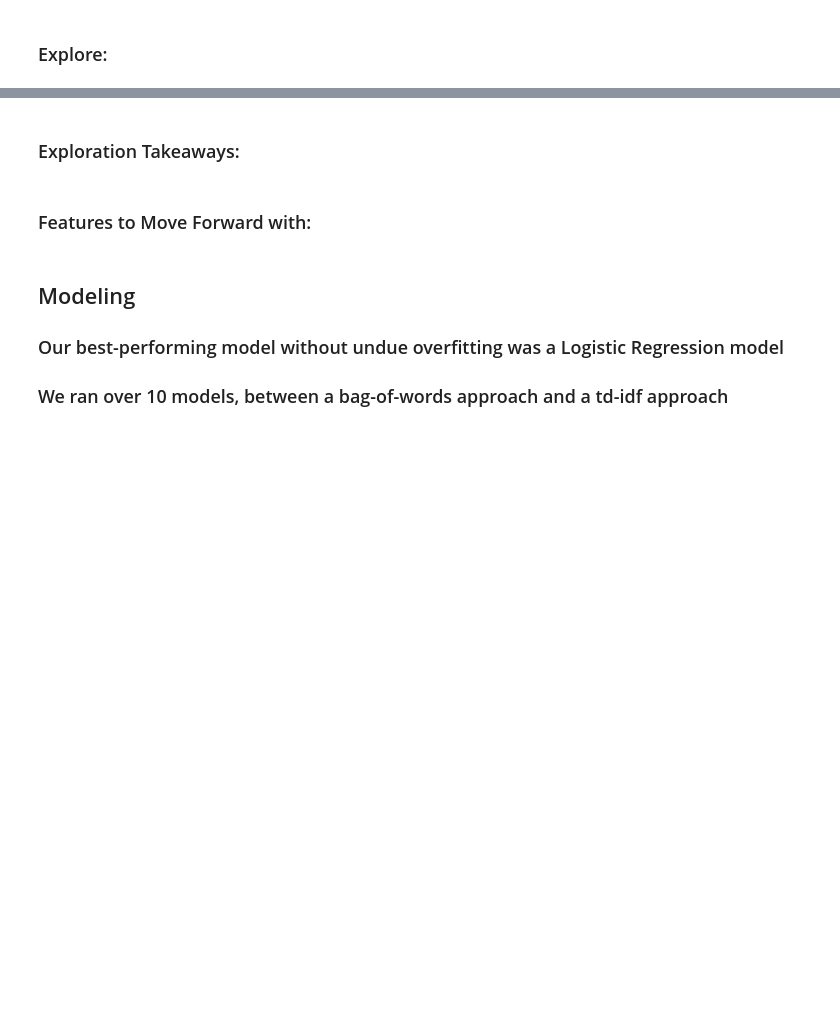
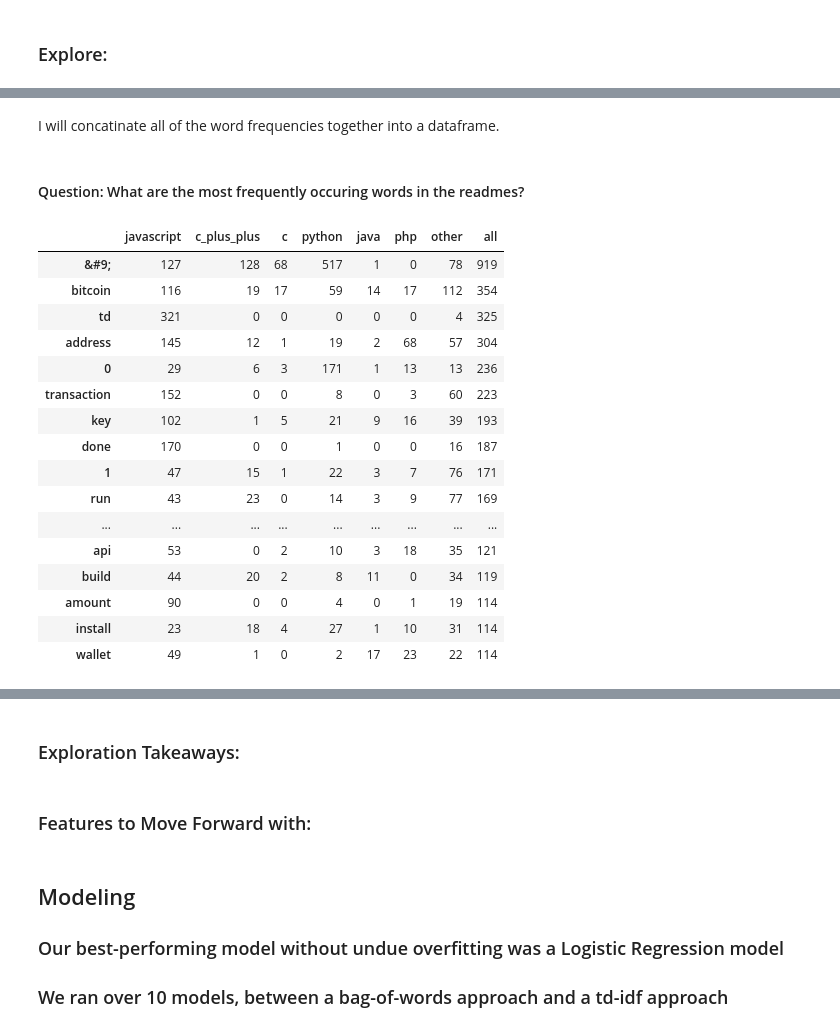
Before and after one commit to TeamAwesomeQuackers/NLP_Project, a Jupyter notebook: Final_NLP_Project.ipynb, the cells around one changed output, grey strips where cells are left out. Cells and saved outputs as stored; diff of their text form; code cells hidden in the pictures; blank space fills up the shorter version.

Commit message:
added 2 explore questions

```diff
--- a/Final_NLP_Project.ipynb
+++ b/Final_NLP_Project.ipynb
@@ -145,0 +139,11 @@ df.shape
+# %%
+# combine all contents in single string by language
+
+javascript_words = (' '.join(train[train.language == 'JavaScript'].lemmatized))
+c_plus_plus__words = (' '.join(train[train.language == 'C++'].lemmatized))
+c_words = (' '.join(train[train.language == 'C'].lemmatized))
+python_words = (' '.join(train[train.language == 'Python'].lemmatized))
+php_words = (' '.join(train[train.language == 'PHP'].lemmatized))
+java_words = (' '.join(train[train.language == 'Java'].lemmatized))
+other_words = (' '.join(train[train.language == 'Other'].lemmatized))
+all_words = (' '.join(train.lemmatized))
@@ -145,0 +172,2 @@ df.shape
+# %% [markdown]
+I will concatinate all of the word frequencies together into a dataframe.
@@ -145,0 +180,23 @@ df.shape
+# %% [markdown]
+#### Question: What are the most frequently occuring words in the readmes?
+# %%
+# most frequently occuring words: sort by 'all'
+word_counts.sort_values('all', ascending=False).head(20)
+# %% [output]
+|  | javascript | c_plus_plus | c | python | java | php | other | all |
+| &#9; | 127 | 128 | 68 | 517 | 1 | 0 | 78 | 919 |
+| bitcoin | 116 | 19 | 17 | 59 | 14 | 17 | 112 | 354 |
+| td | 321 | 0 | 0 | 0 | 0 | 0 | 4 | 325 |
+| address | 145 | 12 | 1 | 19 | 2 | 68 | 57 | 304 |
+| 0 | 29 | 6 | 3 | 171 | 1 | 13 | 13 | 236 |
+| transaction | 152 | 0 | 0 | 8 | 0 | 3 | 60 | 223 |
+| key | 102 | 1 | 5 | 21 | 9 | 16 | 39 | 193 |
+| done | 170 | 0 | 0 | 1 | 0 | 0 | 16 | 187 |
+| 1 | 47 | 15 | 1 | 22 | 3 | 7 | 76 | 171 |
+| run | 43 | 23 | 0 | 14 | 3 | 9 | 77 | 169 |
+| ... | ... | ... | ... | ... | ... | ... | ... | ... |
+| api | 53 | 0 | 2 | 10 | 3 | 18 | 35 | 121 |
+| build | 44 | 20 | 2 | 8 | 11 | 0 | 34 | 119 |
+| amount | 90 | 0 | 0 | 4 | 0 | 1 | 19 | 114 |
+| install | 23 | 18 | 4 | 27 | 1 | 10 | 31 | 114 |
+| wallet | 49 | 1 | 0 | 2 | 17 | 23 | 22 | 114 |
```
Also changed, not shown: parts of 26 cells of this notebook.
